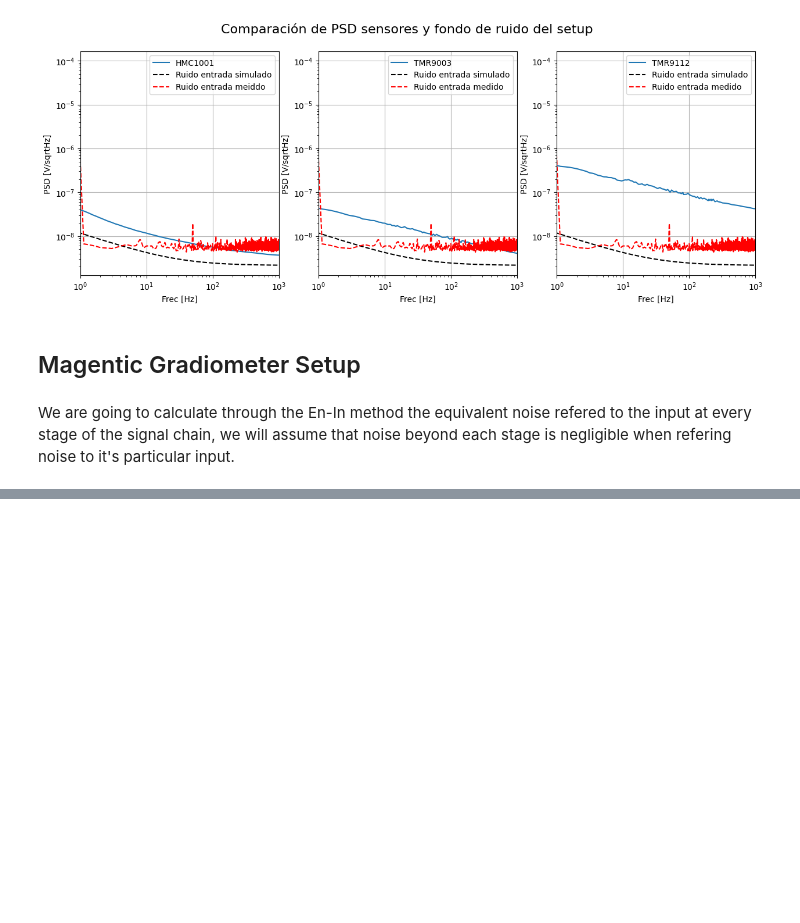
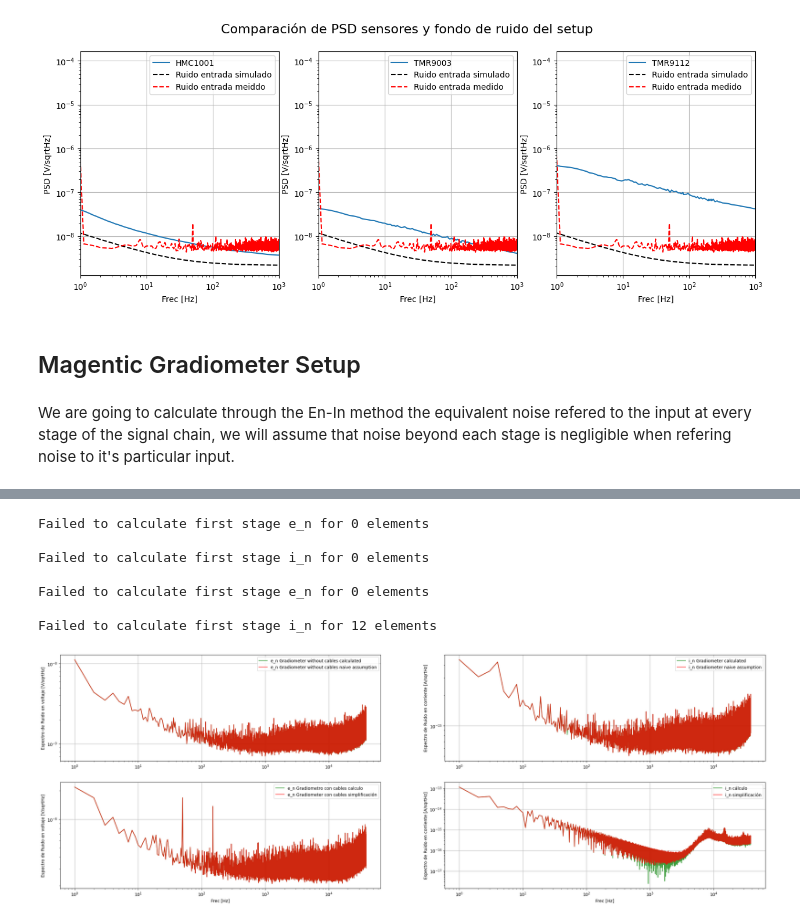
Before and after one commit to Guilldeas/General_Purpose_Analysis, a Jupyter notebook: En_In_Noise_for_Signal_Chains.ipynb, the cells around one changed output, grey strips where cells are left out. Saved outputs shown, nothing was run; the diff lists cells and outputs as text; code cells hidden in the pictures; blank space fills up the shorter version.

```diff
--- a/En_In_Noise_for_Signal_Chains.ipynb
+++ b/En_In_Noise_for_Signal_Chains.ipynb
@@ -734,0 +827,65 @@ plt.show()
+# %%
+e_n_Gradiometer_without_cables, i_n_Gradiometer_without_cables, e_n_SR, i_n_SR = Two_Stage_En_In(Freq=Freq,
+                                                                                                 Short_first_stage_V=Gradiometer_without_cables_Short_RTO,
+                                                                                                 High_R_first_Stage_V=Gradiometer_without_cables_High_R_RTO,
+                                                                                                 First_stage_Gain=Gradiometer_Gain,
+                                                                                                 Short_second_stage_V=SR560_with_cables_Short_RTO,
+                                                                                                 High_R_second_Stage_V=SR560_with_cables_High_R_RTO,
+                                                                                                 Second_stage_Gain=50E3, High_R=1.52E6, Verbose=True)
+
+# This En-In measurement however was duplicated, with and without cables. Let's duplicate the code too
+e_n_Gradiometer_with_cables, i_n_Gradiometer_with_cables, e_n_SR560, i_n_SR560 = Two_Stage_En_In(Freq=Freq, Short_first_stage_V=Gradiometer_with_cables_Short_RTO,
+                                                                                                       High_R_first_Stage_V=Gradiometer_with_cables_High_R_RTO,
+                                                                                                       First_stage_Gain=Gradiometer_Gain,
+                                                                                                       Short_second_stage_V=SR560_with_cables_Short_RTO,
+                                                                                                       High_R_second_Stage_V=SR560_with_cables_High_R_RTO,
+                                                                                                       Second_stage_Gain=50E3, High_R=1.52E6)
+
+
+# Graph figure
+# Add a subplot
+fig, axs = plt.subplots(2, 2, figsize=(30, 10))
+
+# Plot the data
+Alpha = 0.75
+
+axs[0][0].plot(Freq, e_n_Gradiometer_without_cables, label='e_n Gradiometer without cables calculated', color='green', alpha=Alpha)
+axs[0][0].plot(Freq, Gradiometer_without_cables_Short, label='e_n Gradiometer without cables naive assumption', color='red', alpha=Alpha)
+
+axs[0][1].plot(Freq, i_n_Gradiometer_without_cables, label='i_n Gradiometer calculated', color='green', alpha=Alpha)
+axs[0][1].plot(Freq, Gradiometer_without_cables_current, label='i_n Gradiometer naive assumption', color='red', alpha=Alpha)
+
+axs[1][0].plot(Freq, e_n_Gradiometer_with_cables, label='e_n Gradiometro con cables calculo', color='green', alpha=Alpha)
+axs[1][0].plot(Freq, Gradiometer_with_cables_Short, label='e_n Gradiometer con cables simplificación', color='red', alpha=Alpha)
+
+axs[1][1].plot(Freq, i_n_Gradiometer_with_cables, label='i_n cálculo', color='green', alpha=Alpha)
+axs[1][1].plot(Freq, Gradiometer_with_cables_current, label='i_n simplificación', color='red', alpha=Alpha)
+
+# True for all plots
+for ax_row in axs:
+    for ax_element in ax_row:
+        ax_element.set_xscale('log')
+        ax_element.set_yscale('log')
+        ax_element.grid()
+        ax_element.legend()
+
+# Custom for every plot
+axs[1][0].set_xlabel('Frec [Hz]')
+axs[1][1].set_xlabel('Frec [Hz]')
+axs[0][0].set_ylabel('Espectro de Ruido en voltaje [V/sqrtHz]')
+axs[1][0].set_ylabel('Espectro de Ruido en voltaje [V/sqrtHz]')
+axs[0][1].set_ylabel('Espectro de Ruido en corriente [A/sqrtHz]')
+axs[1][1].set_ylabel('Espectro de Ruido en corriente [A/sqrtHz]')
+
+
+# Display the figure
+plt.show()
+# %% [output]
+Failed to calculate first stage e_n for 0 elements
+
+Failed to calculate first stage i_n for 0 elements
+
+Failed to calculate first stage e_n for 0 elements
+
+Failed to calculate first stage i_n for 12 elements
+[figure, added]
```
Also changed, not shown: parts of 9 cells of this notebook, 10 other files.
